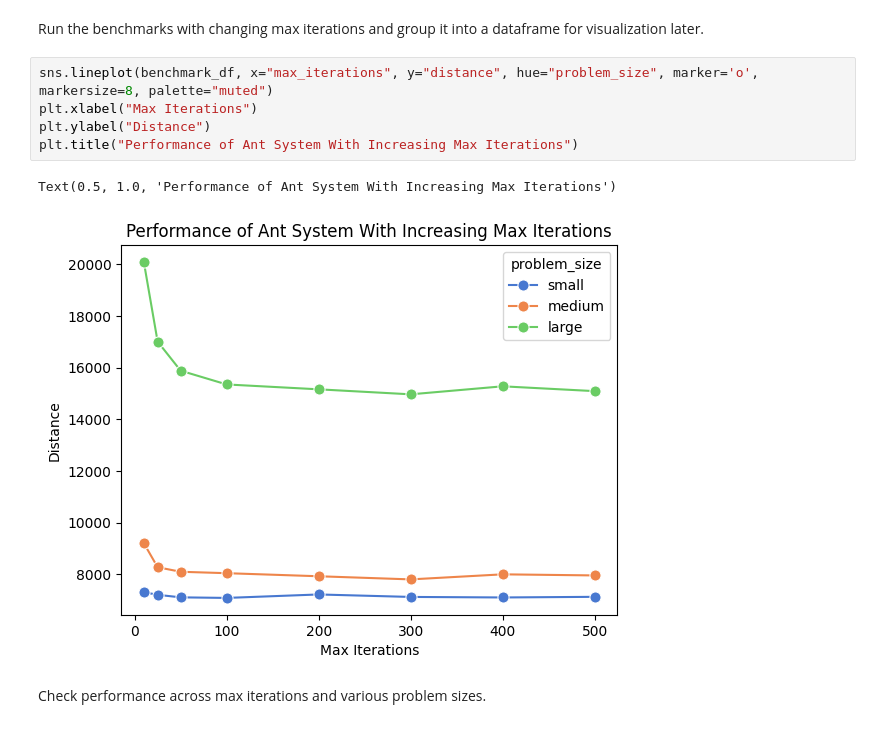
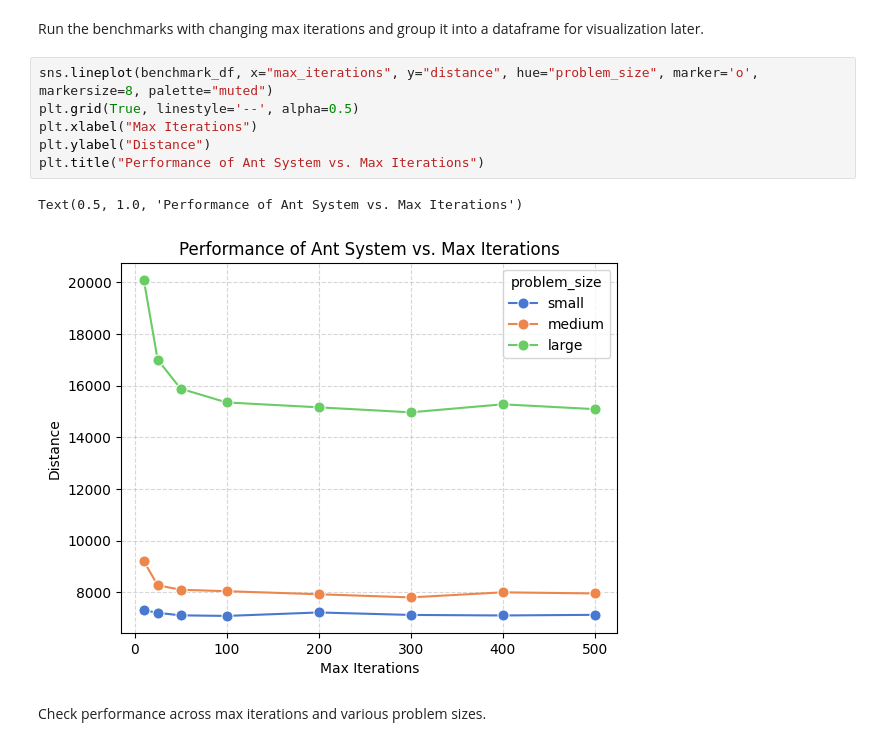
Before and after one commit to abhi-neelam/Ant-Colony-TSP, a Jupyter notebook: benchmarks/max_iterations_benchmark.ipynb, the cells around one changed output. Saved outputs shown, nothing was run; the diff lists cells and outputs as text.

Commit message:
change plot a bit

```diff
--- a/benchmarks/max_iterations_benchmark.ipynb
+++ b/benchmarks/max_iterations_benchmark.ipynb
@@ -40,11 +40,12 @@ benchmark_df = pd.DataFrame(data_list) # create a dataframe from the data list
 Run the benchmarks with changing max iterations and group it into a dataframe for visualization later.
 # %%
 sns.lineplot(benchmark_df, x="max_iterations", y="distance", hue="problem_size", marker='o', markersize=8, palette="muted")
+plt.grid(True, linestyle='--', alpha=0.5)
 plt.xlabel("Max Iterations")
 plt.ylabel("Distance")
-plt.title("Performance of Ant System With Increasing Max Iterations")
+plt.title("Performance of Ant System vs. Max Iterations")
 # %% [output]
-Text(0.5, 1.0, 'Performance of Ant System With Increasing Max Iterations')
+Text(0.5, 1.0, 'Performance of Ant System vs. Max Iterations')
-[figure, old version]
+[figure, new version]
 # %% [markdown]
 Check performance across max iterations and various problem sizes.
```
